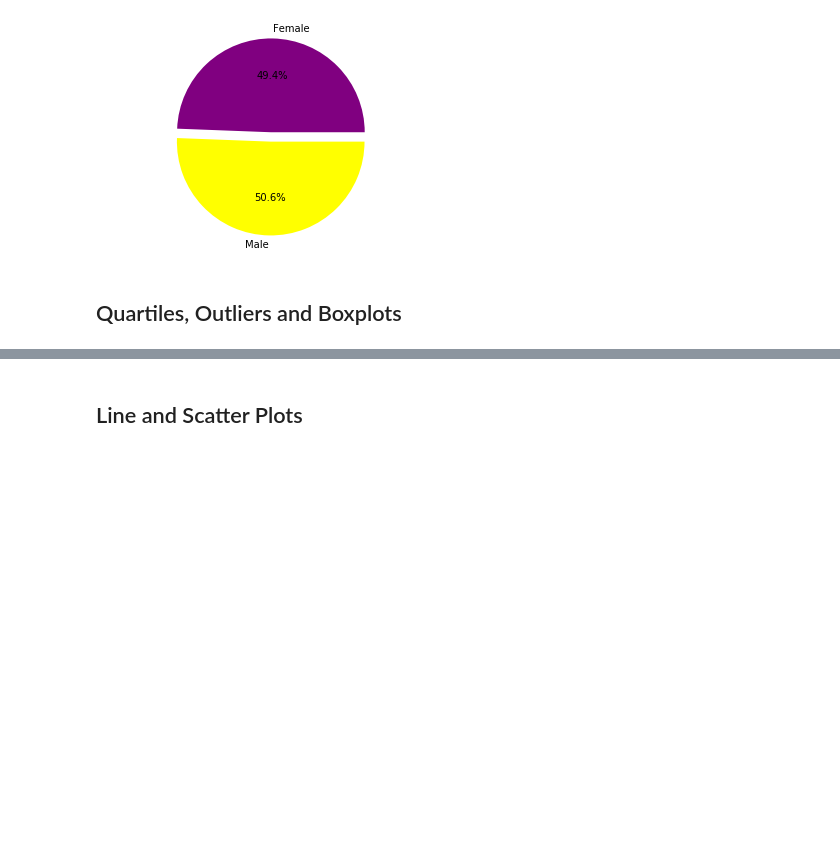
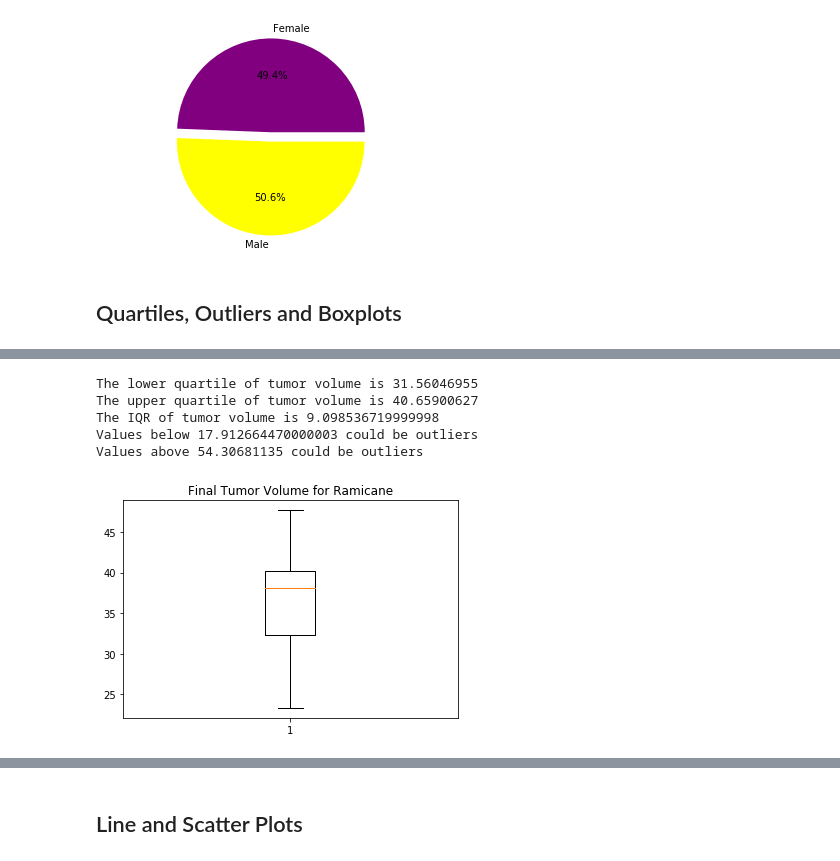
Before and after one commit to j1candel/matplotlib-challenge, a Jupyter notebook: Pymaceuticals/pymaceuticals_starter.ipynb, the cells around one changed output, grey strips where cells are left out. Saved outputs shown, nothing was run; the diff lists cells and outputs as text; code cells hidden in the pictures; blank space fills up the shorter version.

Commit message:
fixed box and whisker

```diff
--- a/Pymaceuticals/pymaceuticals_starter.ipynb
+++ b/Pymaceuticals/pymaceuticals_starter.ipynb
@@ -301,0 +309,33 @@ Values above 94.04403868375002 could be outliers
+# %%
+#Setting quartiles
+quartiles = ramicane_tumor_volume_column.quantile([.25, .5, .75])
+
+#Finding upper and lower quartiles
+lowerq = quartiles[0.25]
+upperq = quartiles[0.75]
+iqr = upperq - lowerq
+
+#Calculating the upper and lower bound
+lower_bound = lowerq - (1.5 * iqr)
+upper_bound = upperq + (1.5 * iqr)
+
+# add subset
+#Printing the lower and upper limits and where outliers would be on the list
+print(f'The lower quartile of tumor volume is {lowerq}')
+print(f'The upper quartile of tumor volume is {upperq}')
+print(f'The IQR of tumor volume is {iqr}')
+print(f'Values below {lower_bound} could be outliers')
+print(f'Values above {upper_bound} could be outliers')
+
+#Plotting the box and whisker plot
+figl, axl = plt.subplots()
+axl.set_title('Final Tumor Volume for Ramicane')
+axl.boxplot(tumor_volume_list)
+plt.show()
+# %% [output]
+The lower quartile of tumor volume is 31.56046955
+The upper quartile of tumor volume is 40.65900627
+The IQR of tumor volume is 9.098536719999998
+Values below 17.912664470000003 could be outliers
+Values above 54.30681135 could be outliers
+[figure, added]
```
Also changed, not shown: parts of 11 cells of this notebook.
